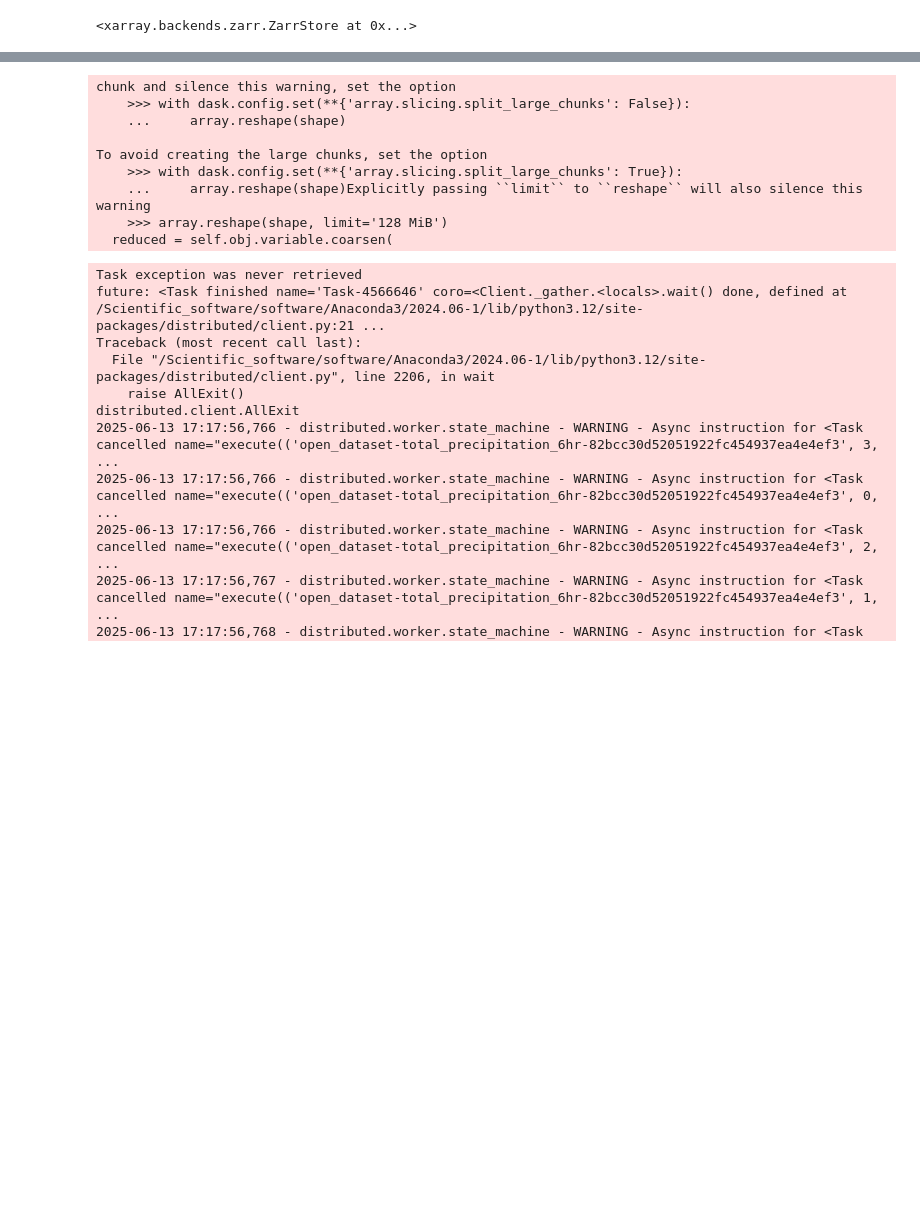
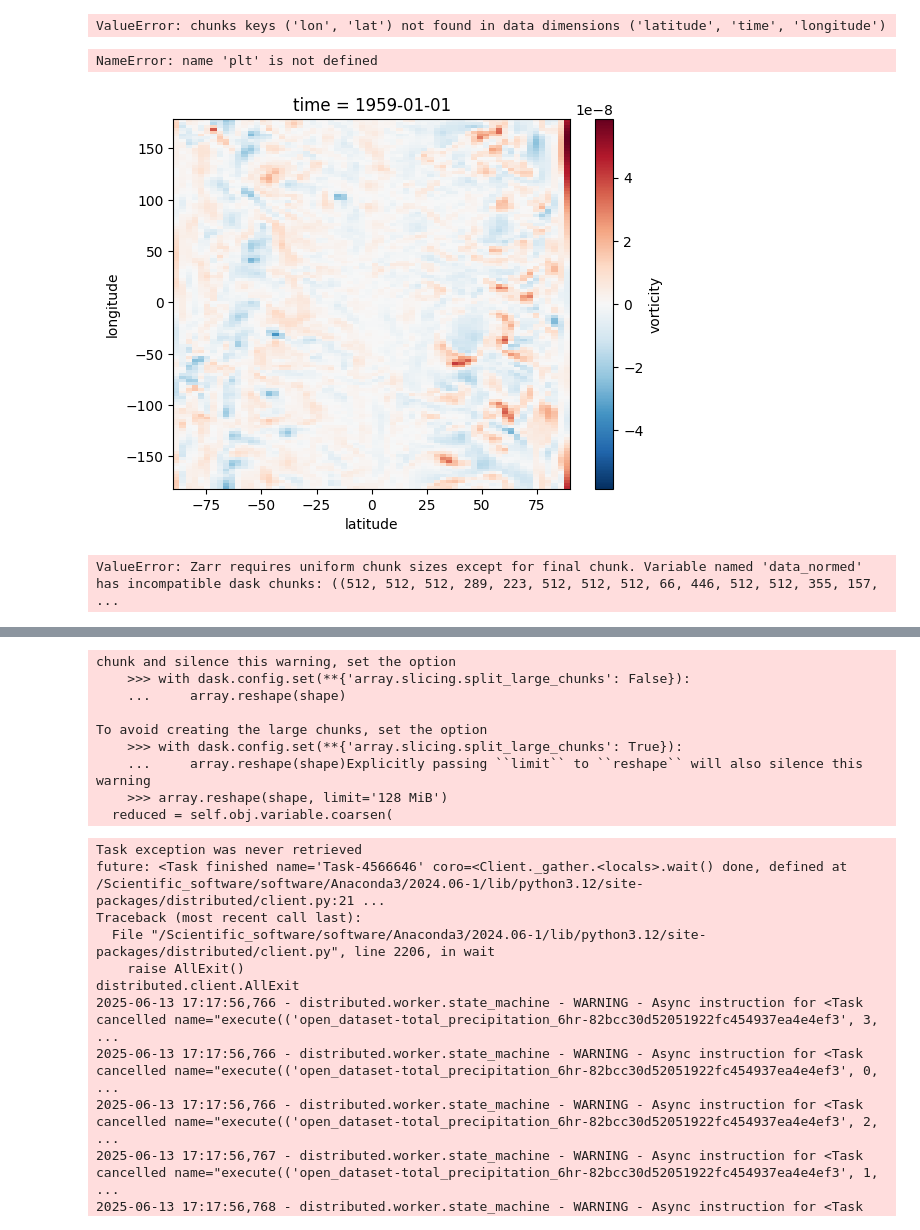
Before and after one commit to rguilcas/predict_rain_norway, a Jupyter notebook: prepare_data/get_data_era5_cloud.ipynb, the cells around one changed output, grey strips where cells are left out. Cells and saved outputs as stored; diff of their text form; code cells hidden in the pictures; blank space fills up the shorter version.

Commit message:
Add vorticity in input fields

```diff
--- a/prepare_data/get_data_era5_cloud.ipynb
+++ b/prepare_data/get_data_era5_cloud.ipynb
@@ -56,0 +42,42 @@ ds_out['time'] = ds_out.time.dt.round('D')
+# %%
+R = 6.371e6
+u = era5_features['u850'].load()
+v = era5_features['v850'].load()
+
+lat = np.deg2rad(u['latitude'])
+lon = np.deg2rad(u['longitude'])
+
+# Compute grid spacing (assuming regular grid)
+dlat = np.gradient(lat)
+dlon = np.gradient(lon)
+
+# Cosine of latitude
+cos_lat = np.cos(lat)
+sin_lat = np.sin(lat)
+
+# Make 2D arrays for broadcasting
+cos_lat_2d = xr.DataArray(cos_lat, coords=[u['latitude']], dims=['latitude'])
+
+# ∂v / ∂λ
+dv_dlon = v.differentiate('longitude') * (np.pi / 180)  # convert deg to rad
+
+# ∂(u cos φ) / ∂φ
+u_coslat = u * cos_lat_2d
+ducoslat_dlat = u_coslat.differentiate('latitude') * (np.pi / 180)  # deg to rad
+
+# Broadcast cos φ to 2D again if needed
+cos_lat_2d_b = cos_lat_2d.broadcast_like(ducoslat_dlat)
+
+# Final vorticity
+vorticity = (dv_dlon - ducoslat_dlat) / (R * cos_lat_2d_b)
+vorticity.name = 'vorticity'
+
+era5_features['vorticity850'] = vorticity.chunk(dict(longitude=32, latitude=32, time=365*5))
+# %% [output]
+ValueError: chunks keys ('lon', 'lat') not found in data dimensions ('latitude', 'time', 'longitude')
+# %%
+vorticity.isel(time=0).plot()
+plt.show()
+# %% [output]
+NameError: name 'plt' is not defined
+[figure, added]
@@ -59,7 +102,7 @@ from zarr.codecs import BloscCodec
 
 compressor = BloscCodec(cname="zstd", clevel=3, shuffle="shuffle")
 space_size = 'x'.join(list(np.array(ds_out.data_normed.shape[-2:]).astype(str)))
-ds_out.to_zarr(f"/Data/gfi/users/rogui7909/data/ERA5/dynamical_variables/dl_inputs_day_{space_size}.zarr",
+ds_out.to_zarr(f"/Data/gfi/users/rogui7909/data/ERA5/dynamical_variables/dl_inputs_day_{space_size}_.zarr",
                encoding={"data_normed": {"compressors": (compressor,)},
                          "mean_value": {"compressors": (compressor,)},
                          "std_value": {"compressors": (compressor,)},
@@ -69,4 +112,4 @@ ds_out.to_zarr(f"/Data/gfi/users/rogui7909/data/ERA5/dynamical_variables/dl_inpu
                          "var_name": {"compressors": (compressor,)},
                          })
 # %% [output]
-<xarray.backends.zarr.ZarrStore at 0x...>
+ValueError: Zarr requires uniform chunk sizes except for final chunk. Variable named 'data_normed' has incompatible dask chunks: ((512, 512, 512, 289, 223, 512, 512, 512, 66, 446, 512, 512, 355, 157,  ...
```
Also changed, not shown: parts of 6 cells of this notebook, 1 other file.
